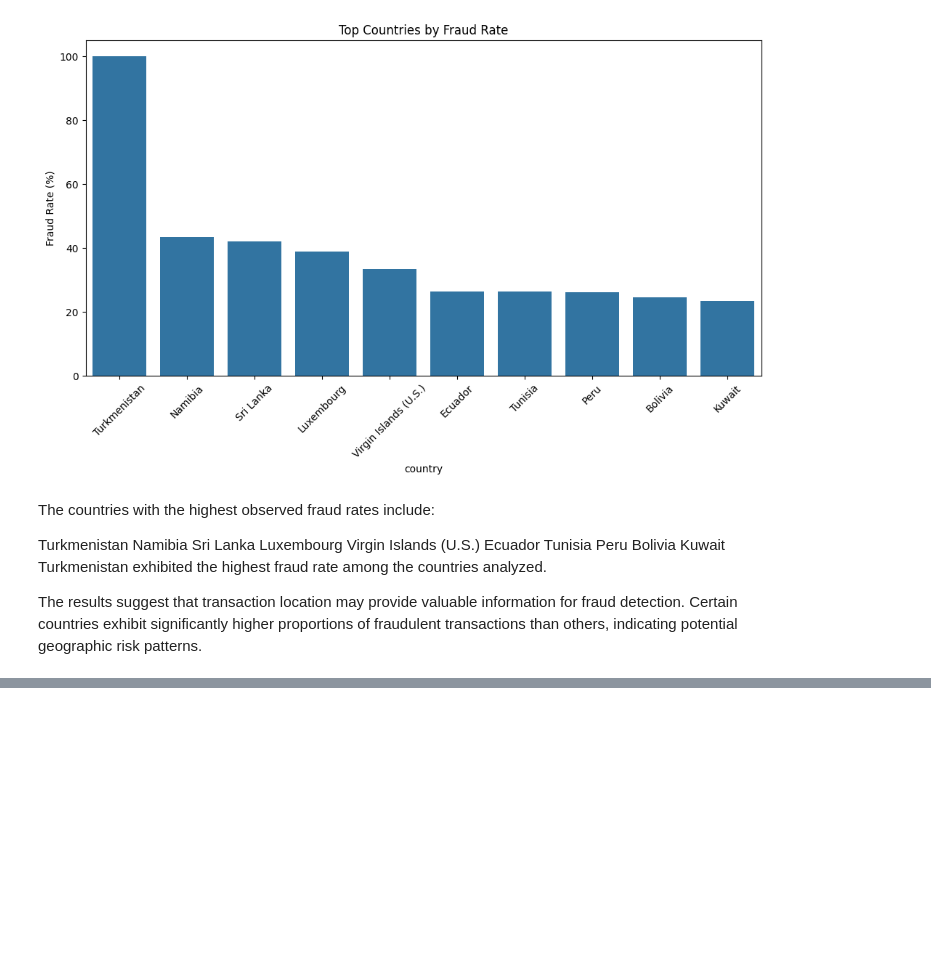
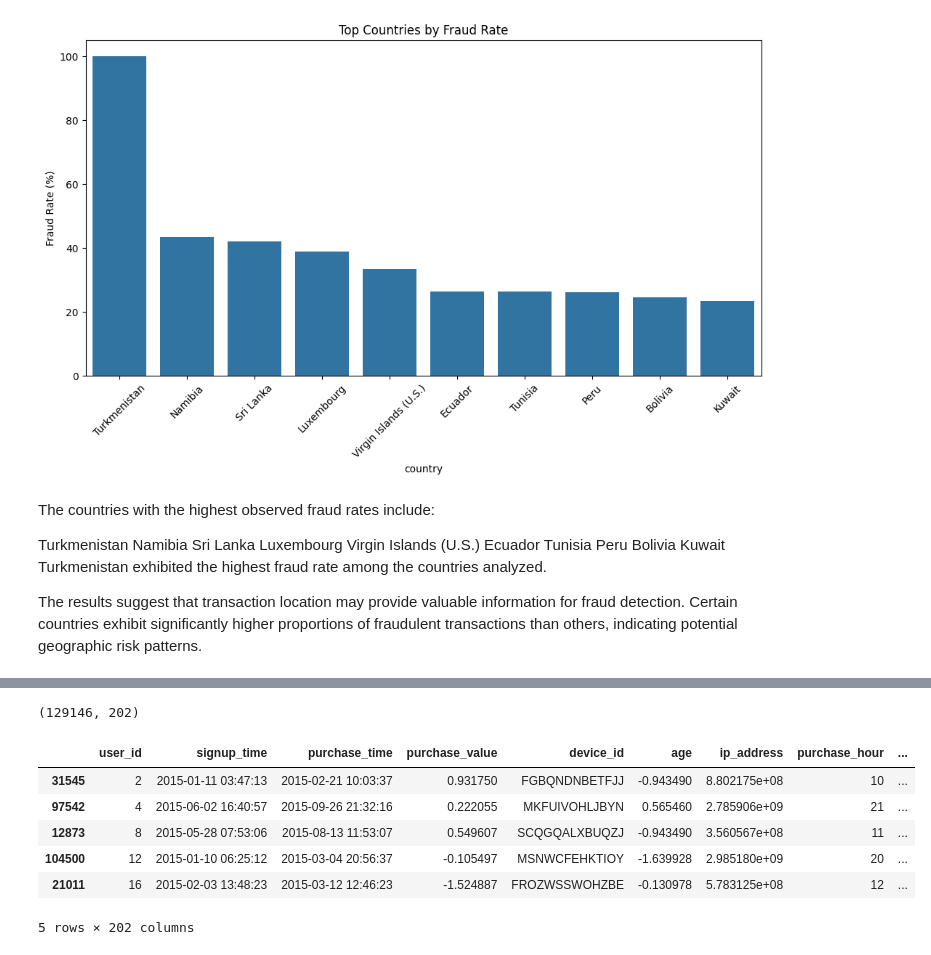
Before and after one commit to Richo-Worku/fraud-detection, a Jupyter notebook: notebooks/eda-fraud-data.ipynb, the cells around one changed output, grey strips where cells are left out. Cells and saved outputs as stored; diff of their text form; code cells hidden in the pictures; blank space fills up the shorter version.

```diff
--- a/notebooks/eda-fraud-data.ipynb
+++ b/notebooks/eda-fraud-data.ipynb
@@ -478,0 +520,38 @@ fraud_df = fraud_df.sort_values(by=['user_id', 'purchase_time'])
+# %%
+cat_features = [
+    'source',
+    'browser',
+    'sex',
+    'country'
+]
+# %%
+from sklearn.preprocessing import StandardScaler
+
+scaler = StandardScaler()
+
+fraud_df[num_features] = scaler.fit_transform(
+    fraud_df[num_features]
+)
+# %%
+fraud_df = pd.get_dummies(
+    fraud_df,
+    columns=cat_features,
+    drop_first=True
+)
+# %%
+X = fraud_df.drop('class', axis=1)
+y = fraud_df['class']
+# %%
+X.shape
+# %% [output]
+(129146, 202)
+# %%
+X.head()
+# %% [output]
+|  | user_id | signup_time | purchase_time | purchase_value | device_id | age | ip_address | purchase_hour | ... |
+| 31545 | 2 | 2015-01-11 03:47:13 | 2015-02-21 10:03:37 | 0.931750 | FGBQNDNBETFJJ | -0.943490 | 8.802175e+08 | 10 | ... |
+| 97542 | 4 | 2015-06-02 16:40:57 | 2015-09-26 21:32:16 | 0.222055 | MKFUIVOHLJBYN | 0.565460 | 2.785906e+09 | 21 | ... |
+| 12873 | 8 | 2015-05-28 07:53:06 | 2015-08-13 11:53:07 | 0.549607 | SCQGQALXBUQZJ | -0.943490 | 3.560567e+08 | 11 | ... |
+| 104500 | 12 | 2015-01-10 06:25:12 | 2015-03-04 20:56:37 | -0.105497 | MSNWCFEHKTIOY | -1.639928 | 2.985180e+09 | 20 | ... |
+| 21011 | 16 | 2015-02-03 13:48:23 | 2015-03-12 12:46:23 | -1.524887 | FROZWSSWOHZBE | -0.130978 | 5.783125e+08 | 12 | ... |
+5 rows × 202 columns
```
Also changed, not shown: parts of 11 cells of this notebook.
